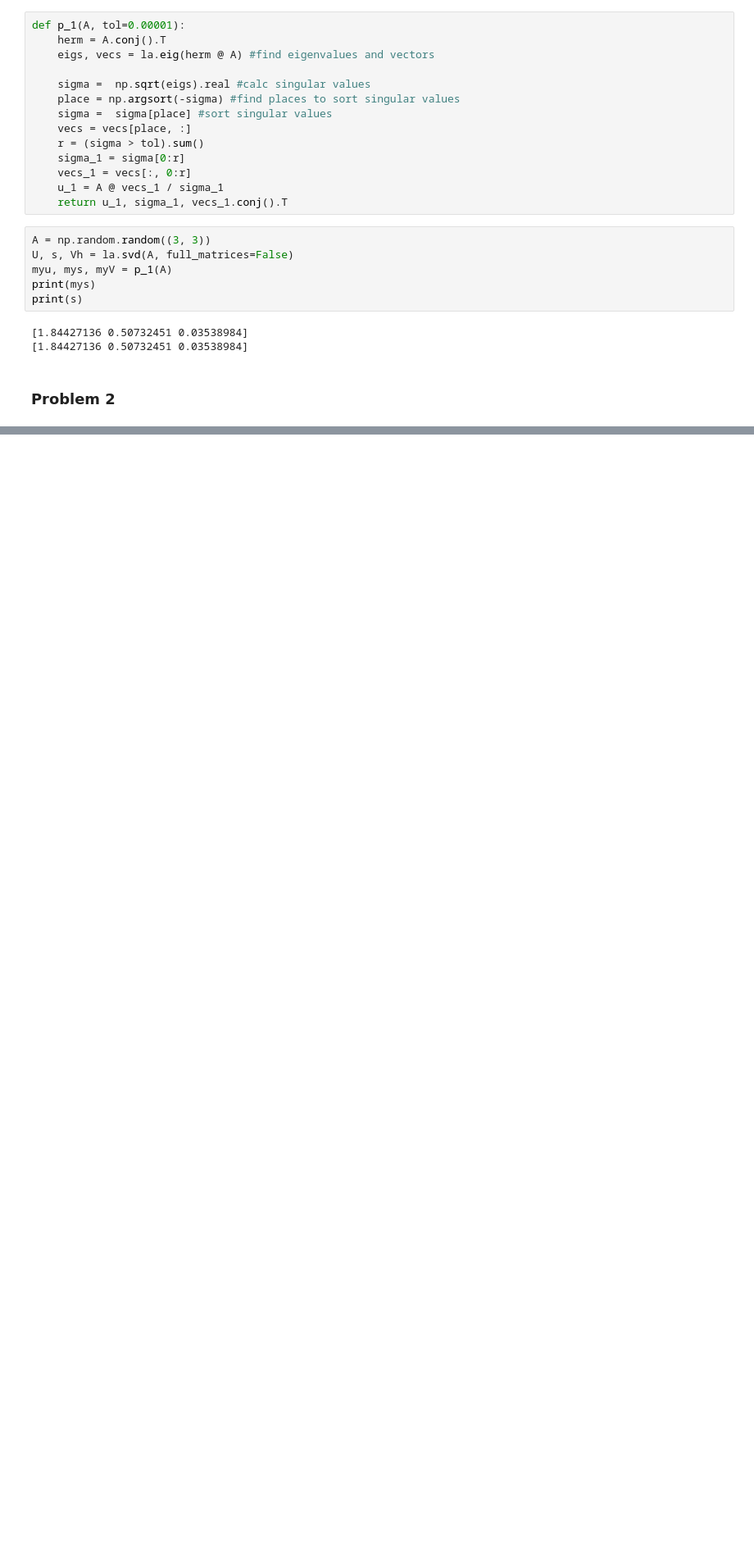
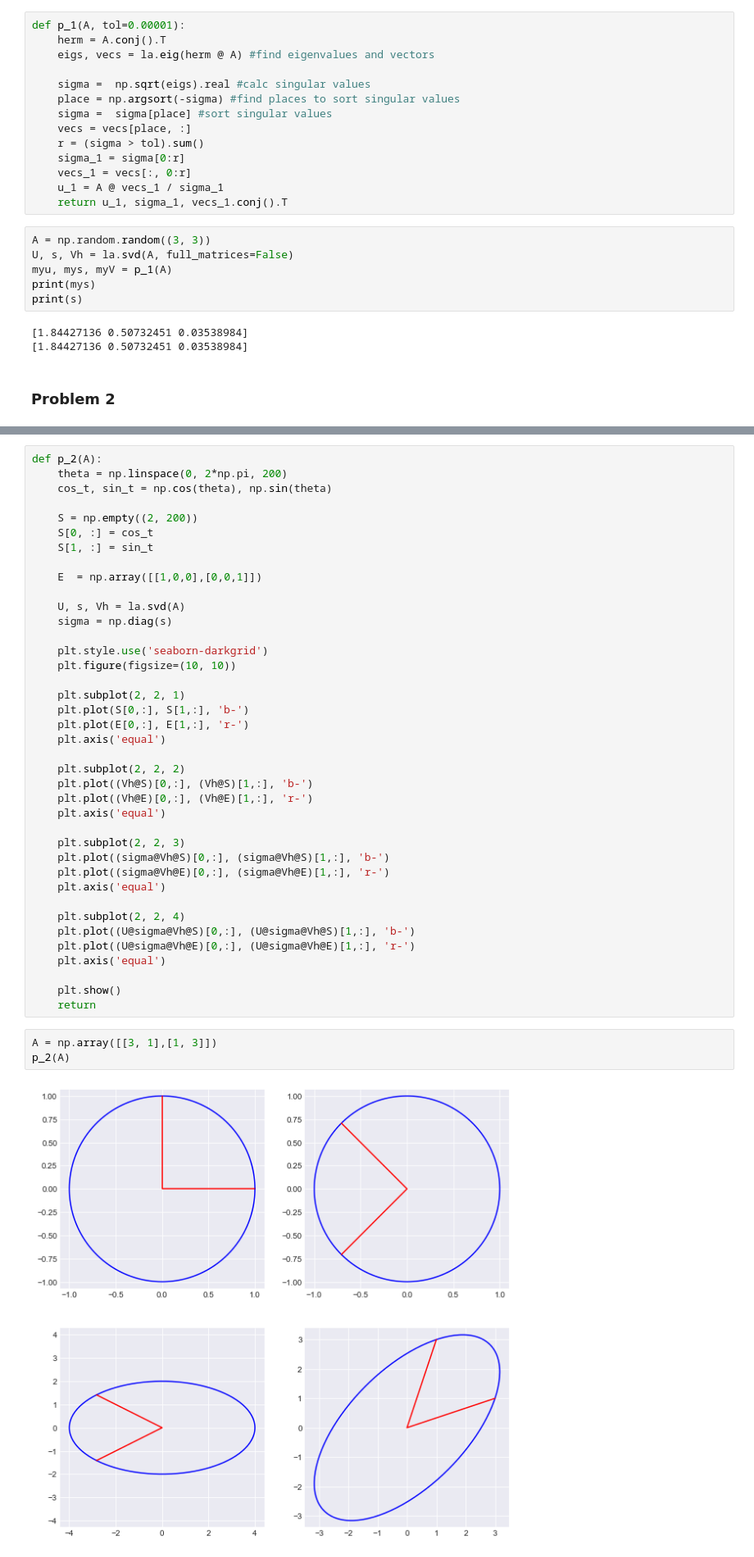
Before and after one commit to TimMunday/BootCamp2018, a Jupyter notebook: ProbSets/Comp/Week3/SVD.ipynb, the cells around one changed output, grey strips where cells are left out. Shown at 82% size. Saved outputs shown, nothing was run; the diff lists cells and outputs as text; blank space fills up the shorter version.

```diff
--- a/ProbSets/Comp/Week3/SVD.ipynb
+++ b/ProbSets/Comp/Week3/SVD.ipynb
@@ -62,0 +34,44 @@ array([[2, 3]])
+# %%
+def p_2(A):
+    theta = np.linspace(0, 2*np.pi, 200)
+    cos_t, sin_t = np.cos(theta), np.sin(theta)
+
+    S = np.empty((2, 200))
+    S[0, :] = cos_t
+    S[1, :] = sin_t
+
+    E  = np.array([[1,0,0],[0,0,1]])
+
+    U, s, Vh = la.svd(A)
+    sigma = np.diag(s)
+
+    plt.style.use('seaborn-darkgrid')
+    plt.figure(figsize=(10, 10))
+
+    plt.subplot(2, 2, 1)
+    plt.plot(S[0,:], S[1,:], 'b-')
+    plt.plot(E[0,:], E[1,:], 'r-')
+    plt.axis('equal')
+
+    plt.subplot(2, 2, 2)
+    plt.plot((Vh@S)[0,:], (Vh@S)[1,:], 'b-')
+    plt.plot((Vh@E)[0,:], (Vh@E)[1,:], 'r-')
+    plt.axis('equal')
+
+    plt.subplot(2, 2, 3)
+    plt.plot((sigma@Vh@S)[0,:], (sigma@Vh@S)[1,:], 'b-')
+    plt.plot((sigma@Vh@E)[0,:], (sigma@Vh@E)[1,:], 'r-')
+    plt.axis('equal')
+
+    plt.subplot(2, 2, 4)
+    plt.plot((U@sigma@Vh@S)[0,:], (U@sigma@Vh@S)[1,:], 'b-')
+    plt.plot((U@sigma@Vh@E)[0,:], (U@sigma@Vh@E)[1,:], 'r-')
+    plt.axis('equal')
+
+    plt.show()
+    return
+# %%
+A = np.array([[3, 1],[1, 3]])
+p_2(A)
+# %% [output]
+[figure, added]
```
Also changed, not shown: parts of 13 cells of this notebook, 1 other file.
